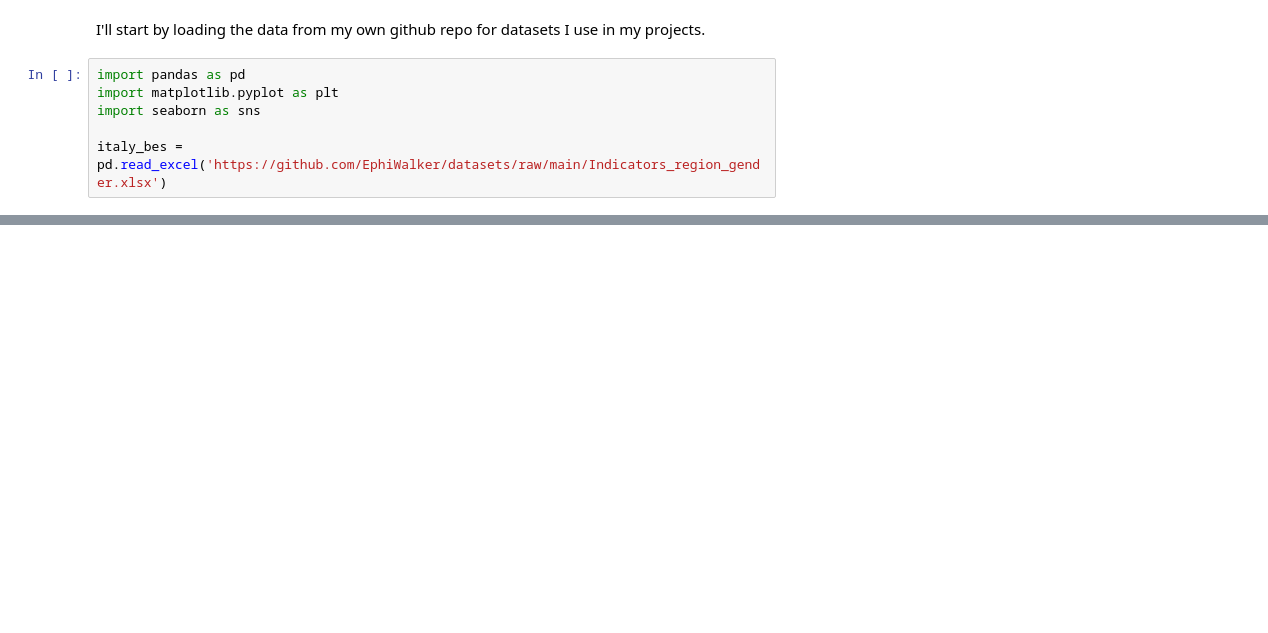
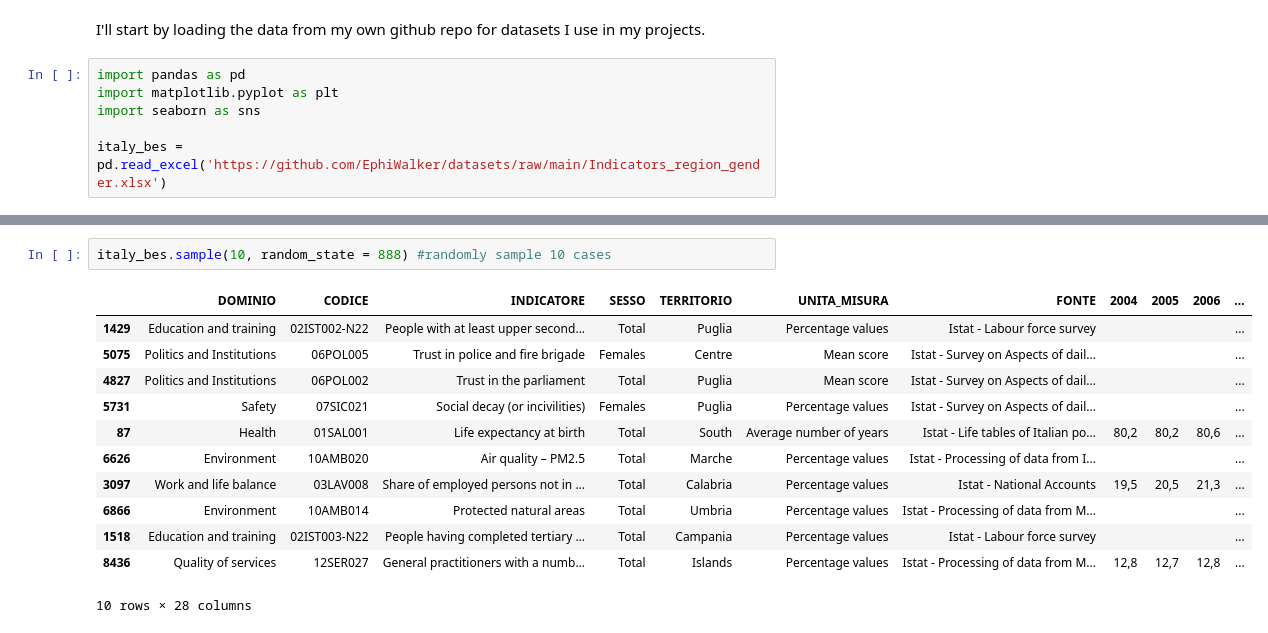
Before and after one commit to EphiWalker/Italy_BES, a Jupyter notebook: italy_bes.ipynb, the cells around one changed output, grey strips where cells are left out. Drawn from its saved outputs; the diff is of its cells as text; blank space fills up the shorter version.

```diff
--- a/italy_bes.ipynb
+++ b/italy_bes.ipynb
@@ -39,0 +57,15 @@ italy_bes = pd.read_excel('https://github.com/EphiWalker/datasets/raw/main/Indic
+# %%
+italy_bes.sample(10, random_state = 888) #randomly sample 10 cases
+# %% [output]
+|  | DOMINIO | CODICE | INDICATORE | SESSO | TERRITORIO | UNITA_MISURA | FONTE | 2004 | 2005 | 2006 | ... |
+| 1429 | Education and training | 02IST002-N22 | People with at least upper second... | Total | Puglia | Percentage values | Istat - Labour force survey |  |  |  | ... |
+| 5075 | Politics and Institutions | 06POL005 | Trust in police and fire brigade | Females | Centre | Mean score | Istat - Survey on Aspects of dail... |  |  |  | ... |
+| 4827 | Politics and Institutions | 06POL002 | Trust in the parliament | Total | Puglia | Mean score | Istat - Survey on Aspects of dail... |  |  |  | ... |
+| 5731 | Safety | 07SIC021 | Social decay (or incivilities) | Females | Puglia | Percentage values | Istat - Survey on Aspects of dail... |  |  |  | ... |
+| 87 | Health | 01SAL001 | Life expectancy at birth | Total | South | Average number of years | Istat - Life tables of Italian po... | 80,2 | 80,2 | 80,6 | ... |
+| 6626 | Environment | 10AMB020 | Air quality – PM2.5 | Total | Marche | Percentage values | Istat - Processing of data from I... |  |  |  | ... |
+| 3097 | Work and life balance | 03LAV008 | Share of employed persons not in ... | Total | Calabria | Percentage values | Istat - National Accounts | 19,5 | 20,5 | 21,3 | ... |
+| 6866 | Environment | 10AMB014 | Protected natural areas | Total | Umbria | Percentage values | Istat - Processing of data from M... |  |  |  | ... |
+| 1518 | Education and training | 02IST003-N22 | People having completed tertiary ... | Total | Campania | Percentage values | Istat - Labour force survey |  |  |  | ... |
+| 8436 | Quality of services | 12SER027 | General practitioners with a numb... | Total | Islands | Percentage values | Istat - Processing of data from M... | 12,8 | 12,7 | 12,8 | ... |
+10 rows × 28 columns
```
Also changed, not shown: parts of 3 cells of this notebook.
